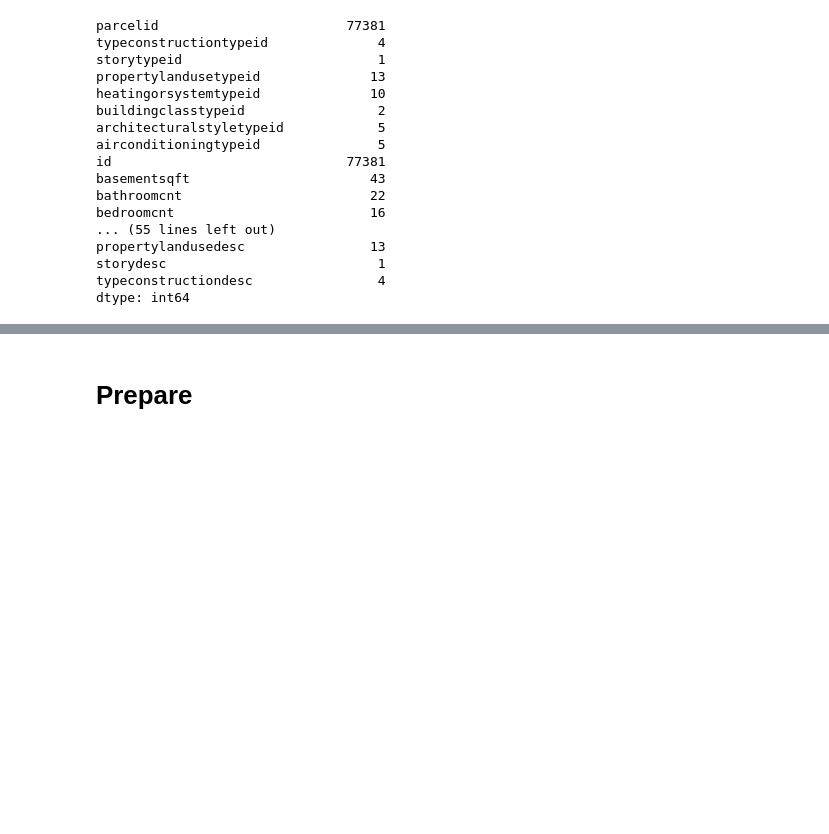
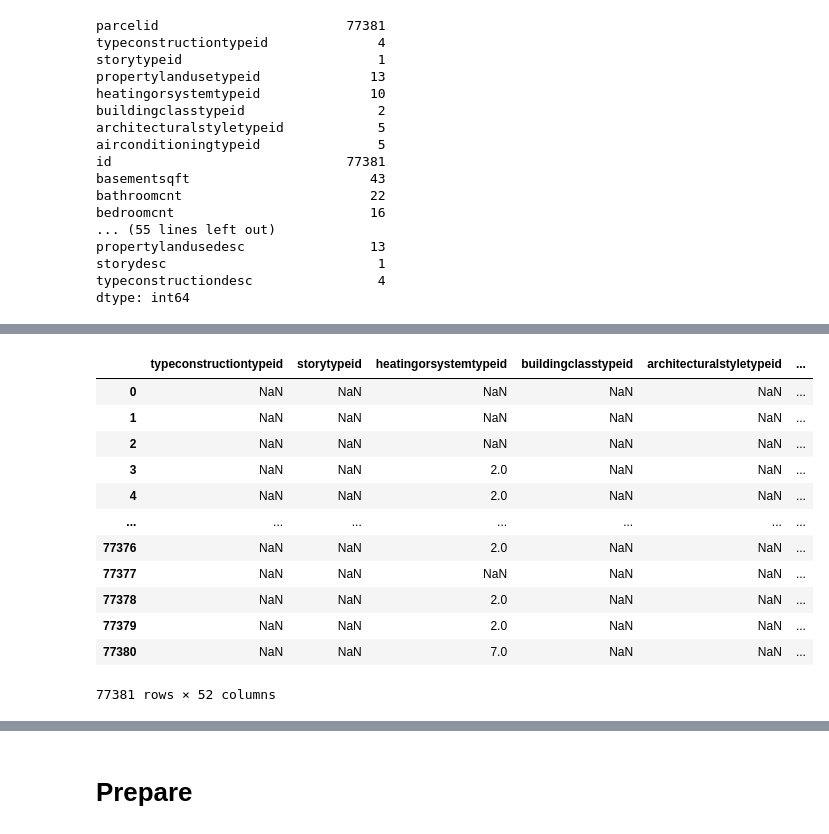
Before and after one commit to lukewbecker/clustering-exercises, a Jupyter notebook: clustering_wrangling.ipynb, the cells around one changed output, grey strips where cells are left out. Cells and saved outputs as stored; diff of their text form; code cells hidden in the pictures; blank space fills up the shorter version.

```diff
--- a/clustering_wrangling.ipynb
+++ b/clustering_wrangling.ipynb
@@ -290,0 +328,3 @@ Length: 77381, dtype: float64
+# %%
+df['num_cols_missing'] = df.isna().sum(axis = 1)
+df.num_cols_missing.head()
@@ -290,0 +338,3 @@ Length: 77381, dtype: float64
+# %%
+df['pct_cols_missing'] = df.isna().sum(axis = 1) / df.shape[1]
+df.head()
@@ -290,0 +369,16 @@ Length: 77381, dtype: float64
+# %%
+df.loc[:, df.isna().any()]
+# %% [output]
+|  | typeconstructiontypeid | storytypeid | heatingorsystemtypeid | buildingclasstypeid | architecturalstyletypeid | ... |
+| 0 | NaN | NaN | NaN | NaN | NaN | ... |
+| 1 | NaN | NaN | NaN | NaN | NaN | ... |
+| 2 | NaN | NaN | NaN | NaN | NaN | ... |
+| 3 | NaN | NaN | 2.0 | NaN | NaN | ... |
+| 4 | NaN | NaN | 2.0 | NaN | NaN | ... |
+| ... | ... | ... | ... | ... | ... | ... |
+| 77376 | NaN | NaN | 2.0 | NaN | NaN | ... |
+| 77377 | NaN | NaN | NaN | NaN | NaN | ... |
+| 77378 | NaN | NaN | 2.0 | NaN | NaN | ... |
+| 77379 | NaN | NaN | 2.0 | NaN | NaN | ... |
+| 77380 | NaN | NaN | 7.0 | NaN | NaN | ... |
+77381 rows × 52 columns
```
Also changed, not shown: parts of 10 cells of this notebook.
